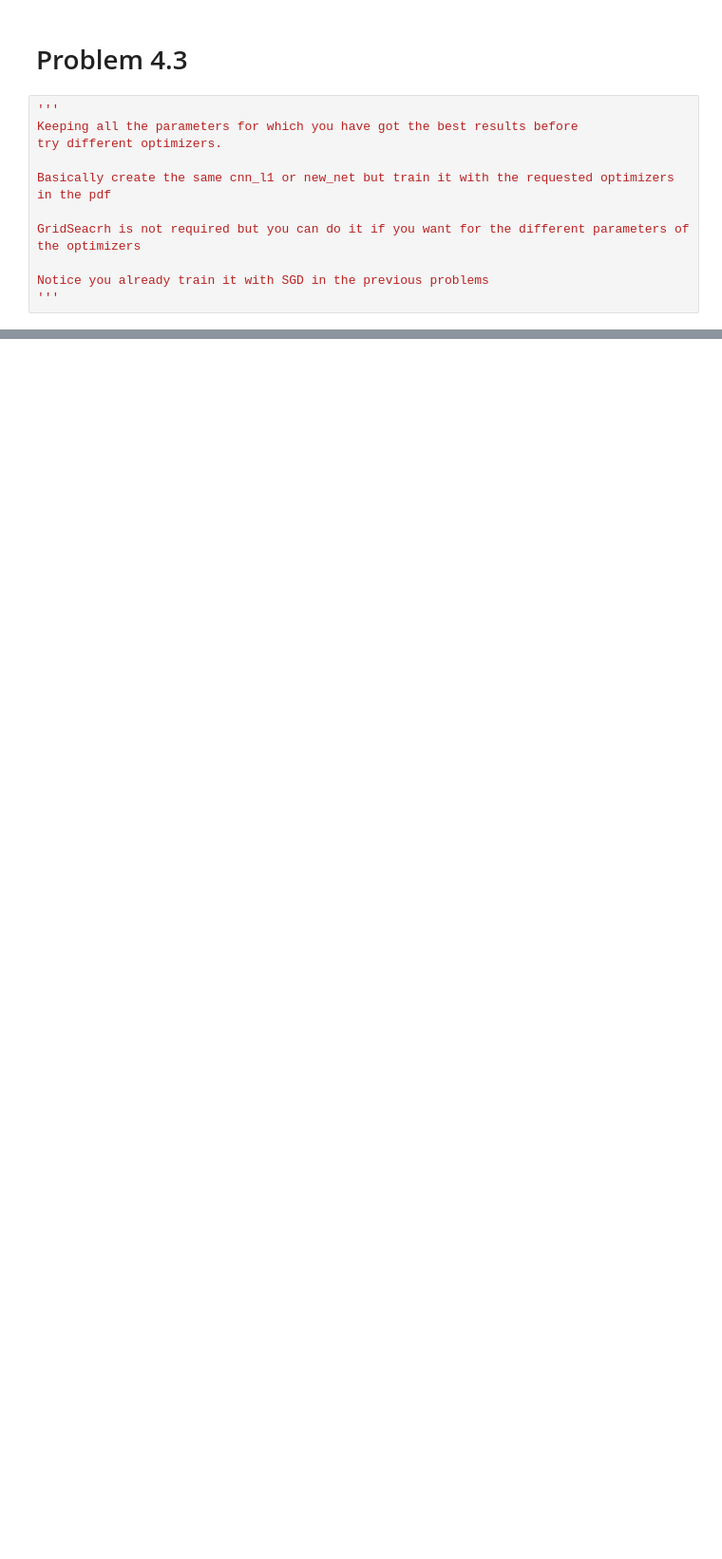
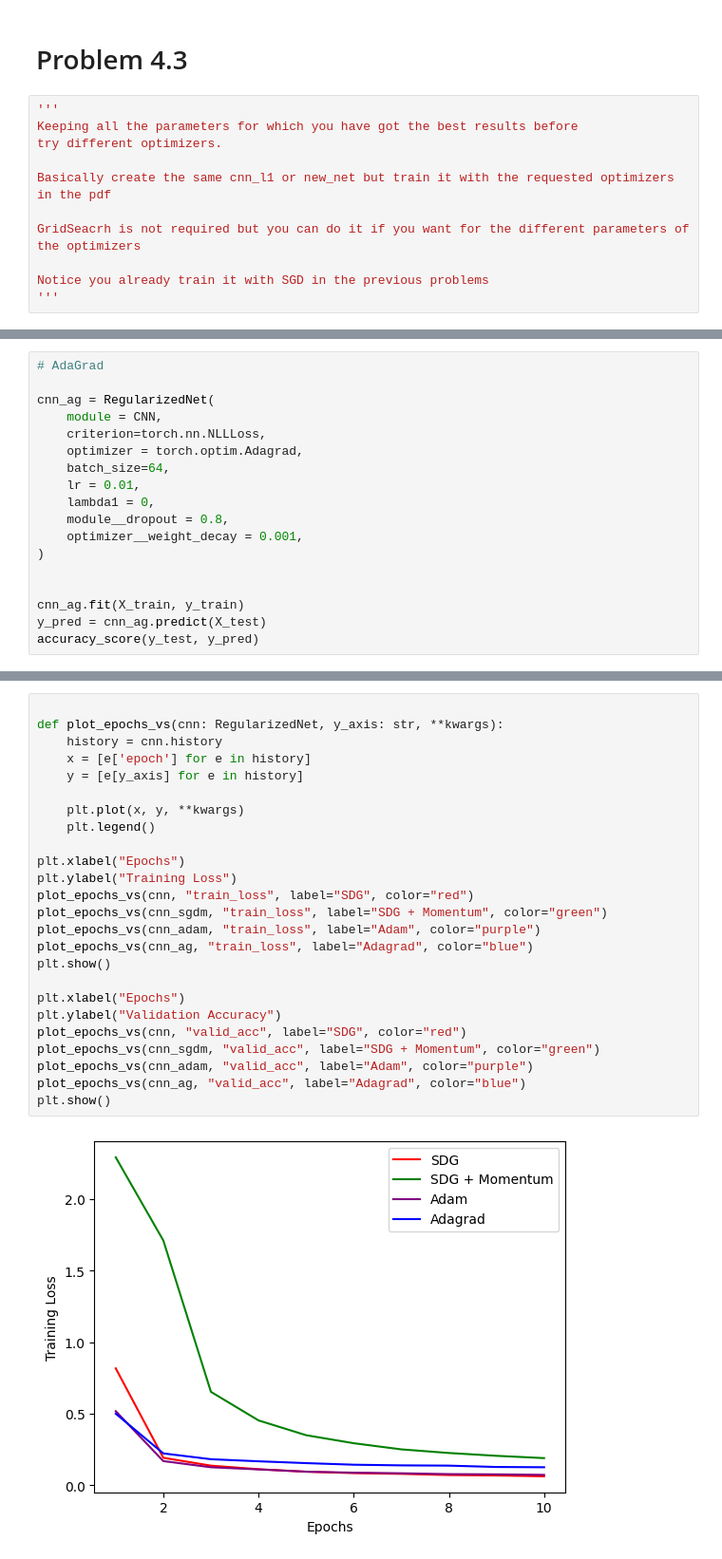
Before and after one commit to seanrcollings/school, a Jupyter notebook: deep-learning/hw4/CNN.ipynb, the cells around one changed output, grey strips where cells are left out. Shown at 95% size. Saved outputs shown, nothing was run; the diff lists cells and outputs as text; blank space fills up the shorter version.

```diff
--- a/deep-learning/hw4/CNN.ipynb
+++ b/deep-learning/hw4/CNN.ipynb
@@ -369,0 +479,18 @@ cnn_l1 = RegularizedNet(module = CNN, criterion=torch.nn.NLLLoss,
+# %%
+# AdaGrad
+
+cnn_ag = RegularizedNet(
+    module = CNN,
+    criterion=torch.nn.NLLLoss,
+    optimizer = torch.optim.Adagrad,
+    batch_size=64,
+    lr = 0.01,
+    lambda1 = 0,
+    module__dropout = 0.8,
+    optimizer__weight_decay = 0.001,
+)
+
+
+cnn_ag.fit(X_train, y_train)
+y_pred = cnn_ag.predict(X_test)
+accuracy_score(y_test, y_pred)
@@ -369,0 +511,27 @@ cnn_l1 = RegularizedNet(module = CNN, criterion=torch.nn.NLLLoss,
+# %%
+
+def plot_epochs_vs(cnn: RegularizedNet, y_axis: str, **kwargs):
+    history = cnn.history
+    x = [e['epoch'] for e in history]
+    y = [e[y_axis] for e in history]
+
+    plt.plot(x, y, **kwargs)
+    plt.legend()
+
+plt.xlabel("Epochs")
+plt.ylabel("Training Loss")
+plot_epochs_vs(cnn, "train_loss", label="SDG", color="red")
+plot_epochs_vs(cnn_sgdm, "train_loss", label="SDG + Momentum", color="green")
+plot_epochs_vs(cnn_adam, "train_loss", label="Adam", color="purple")
+plot_epochs_vs(cnn_ag, "train_loss", label="Adagrad", color="blue")
+plt.show()
+
+plt.xlabel("Epochs")
+plt.ylabel("Validation Accuracy")
+plot_epochs_vs(cnn, "valid_acc", label="SDG", color="red")
+plot_epochs_vs(cnn_sgdm, "valid_acc", label="SDG + Momentum", color="green")
+plot_epochs_vs(cnn_adam, "valid_acc", label="Adam", color="purple")
+plot_epochs_vs(cnn_ag, "valid_acc", label="Adagrad", color="blue")
+plt.show()
+# %% [output]
+[figure, added]
```
Also changed, not shown: parts of 15 cells of this notebook, 16 other files.
